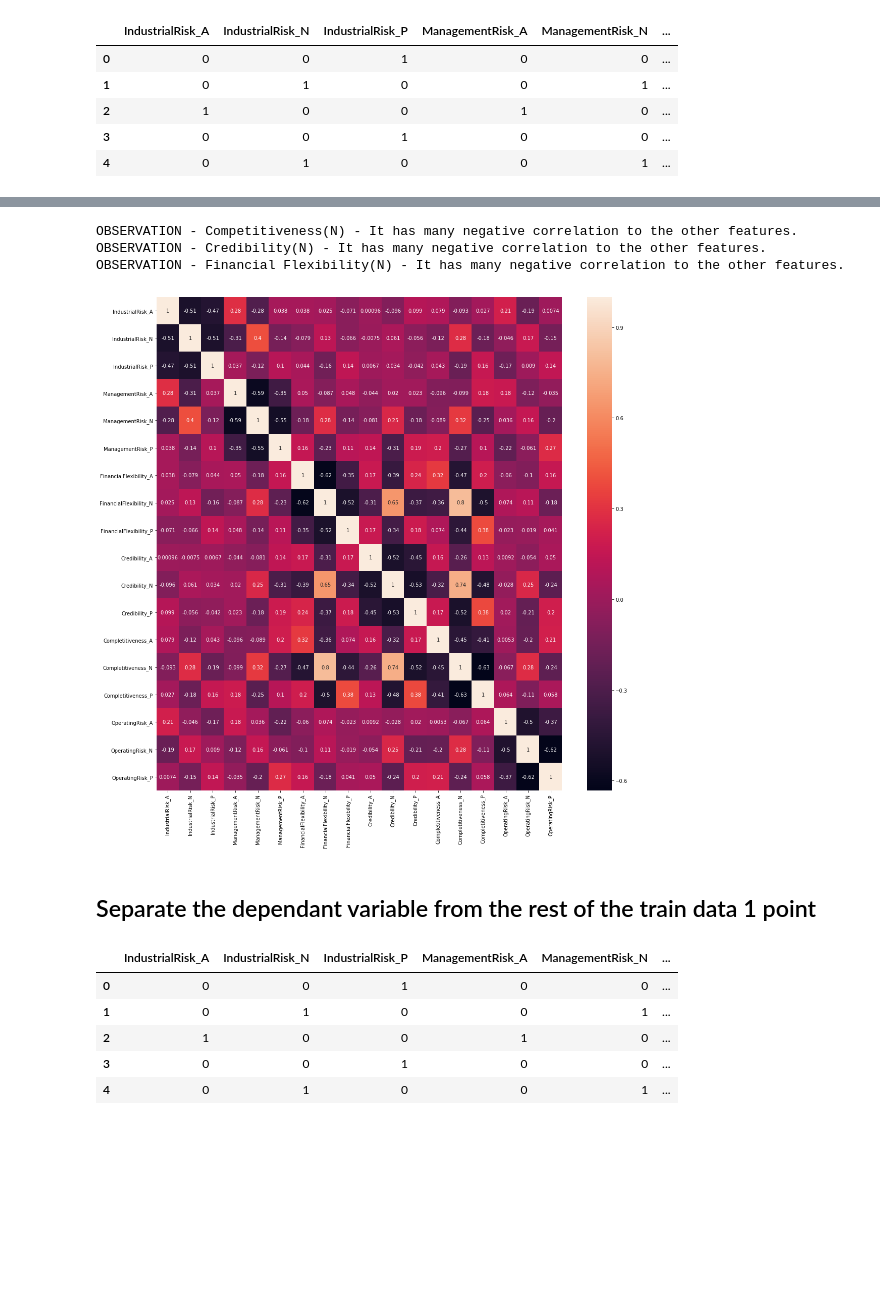
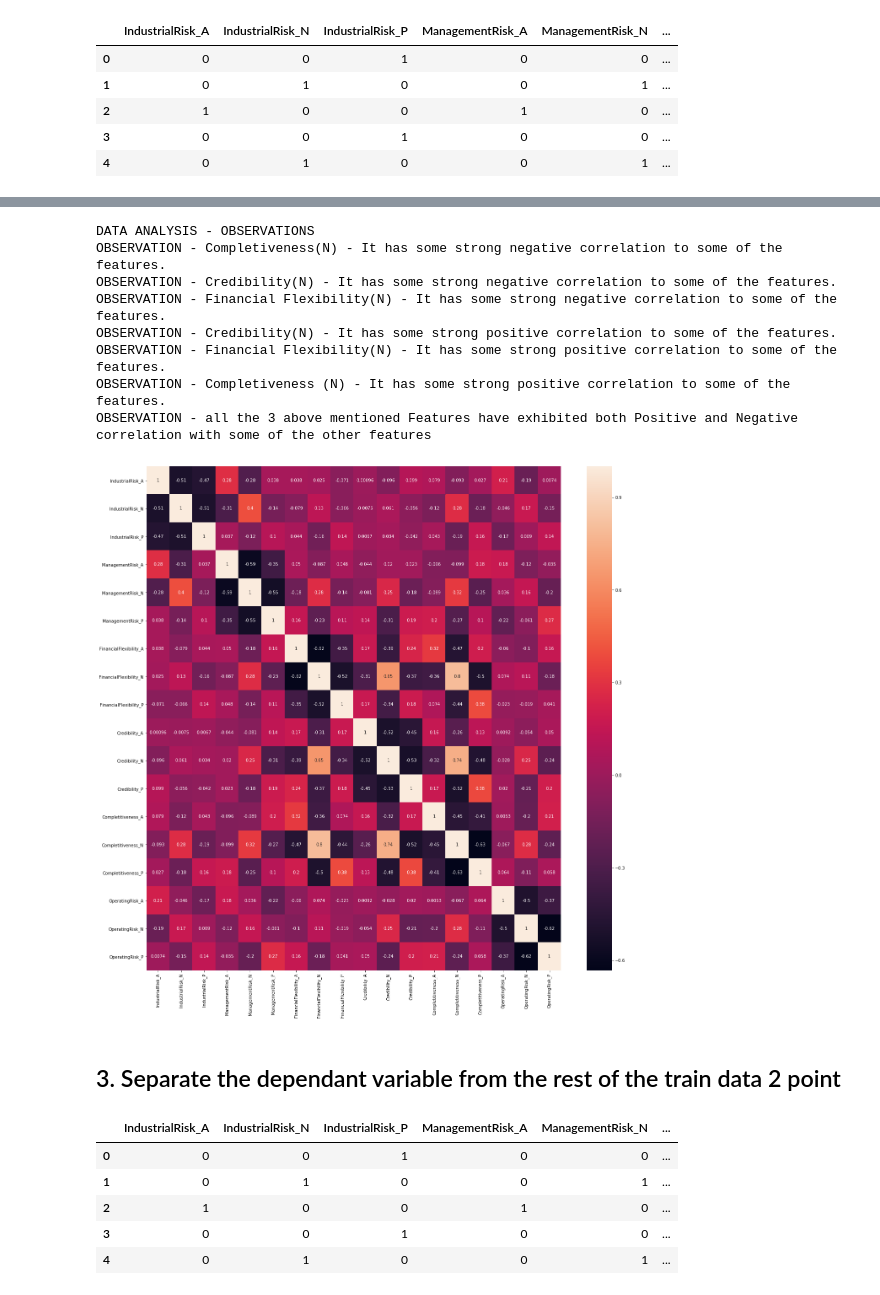
Before and after one commit to GreatLearningAIML1/bangalore-aug19-batch-Kishoresatya, a Jupyter notebook: Unsupervised-Bankrupcy.ipynb, the cells around one changed output, grey strips where cells are left out. Saved outputs shown, nothing was run; the diff lists cells and outputs as text; code cells hidden in the pictures; blank space fills up the shorter version.

```diff
--- a/Unsupervised-Bankrupcy.ipynb
+++ b/Unsupervised-Bankrupcy.ipynb
@@ -139,19 +153,31 @@ The chart on the diagonal lists the potential no of clusters to expect from this
 # %%
-
-mplot.figure(figsize=(18 , 18))
+print("DATA ANALYSIS - OBSERVATIONS")
+mplot.figure(figsize=(22 , 22))
 qlty_bankrupcy_corr = qlty_bankrupcy.corr()
 sns.heatmap(qlty_bankrupcy_corr, xticklabels = qlty_bankrupcy_corr.columns.values, yticklabels = qlty_bankrupcy_corr.columns.values, annot = True);
 
-print("OBSERVATION - Competitiveness(N) - It has many negative correlation to the other features.")
+## Positive Correlation (Some strong)
+print("OBSERVATION - Completiveness(N) - It has some strong negative correlation to some of the features.")
+print("OBSERVATION - Credibility(N) - It has some strong negative correlation to some of the features.")
+print("OBSERVATION - Financial Flexibility(N) - It has some strong negative correlation to some of the features.")
 
-print("OBSERVATION - Credibility(N) - It has many negative correlation to the other features.")
+## Negative Correlation (Some strong)
+print("OBSERVATION - Credibility(N) - It has some strong positive correlation to some of the features.")
+print("OBSERVATION - Financial Flexibility(N) - It has some strong positive correlation to some of the features.")
+print("OBSERVATION - Completiveness (N) - It has some strong positive correlation to some of the features.")
 
-print("OBSERVATION - Financial Flexibility(N) - It has many negative correlation to the other features.")
+## Mixed Correlation
+print("OBSERVATION - all the 3 above mentioned Features have exhibited both Positive and Negative correlation with some of the other features")
 # %% [output]
-OBSERVATION - Competitiveness(N) - It has many negative correlation to the other features.
-OBSERVATION - Credibility(N) - It has many negative correlation to the other features.
-OBSERVATION - Financial Flexibility(N) - It has many negative correlation to the other features.
+DATA ANALYSIS - OBSERVATIONS
+OBSERVATION - Completiveness(N) - It has some strong negative correlation to some of the features.
+OBSERVATION - Credibility(N) - It has some strong negative correlation to some of the features.
+OBSERVATION - Financial Flexibility(N) - It has some strong negative correlation to some of the features.
+OBSERVATION - Credibility(N) - It has some strong positive correlation to some of the features.
+OBSERVATION - Financial Flexibility(N) - It has some strong positive correlation to some of the features.
+OBSERVATION - Completiveness (N) - It has some strong positive correlation to some of the features.
+OBSERVATION - all the 3 above mentioned Features have exhibited both Positive and Negative correlation with some of the other features
-[figure, old version]
+[figure, new version]
 # %% [markdown]
-## Separate the dependant variable from the rest of the train data 1 point
+## 3. Separate the dependant variable from the rest of the train data 2 point
 # %%
```
Also changed, not shown: parts of 39 cells of this notebook.
